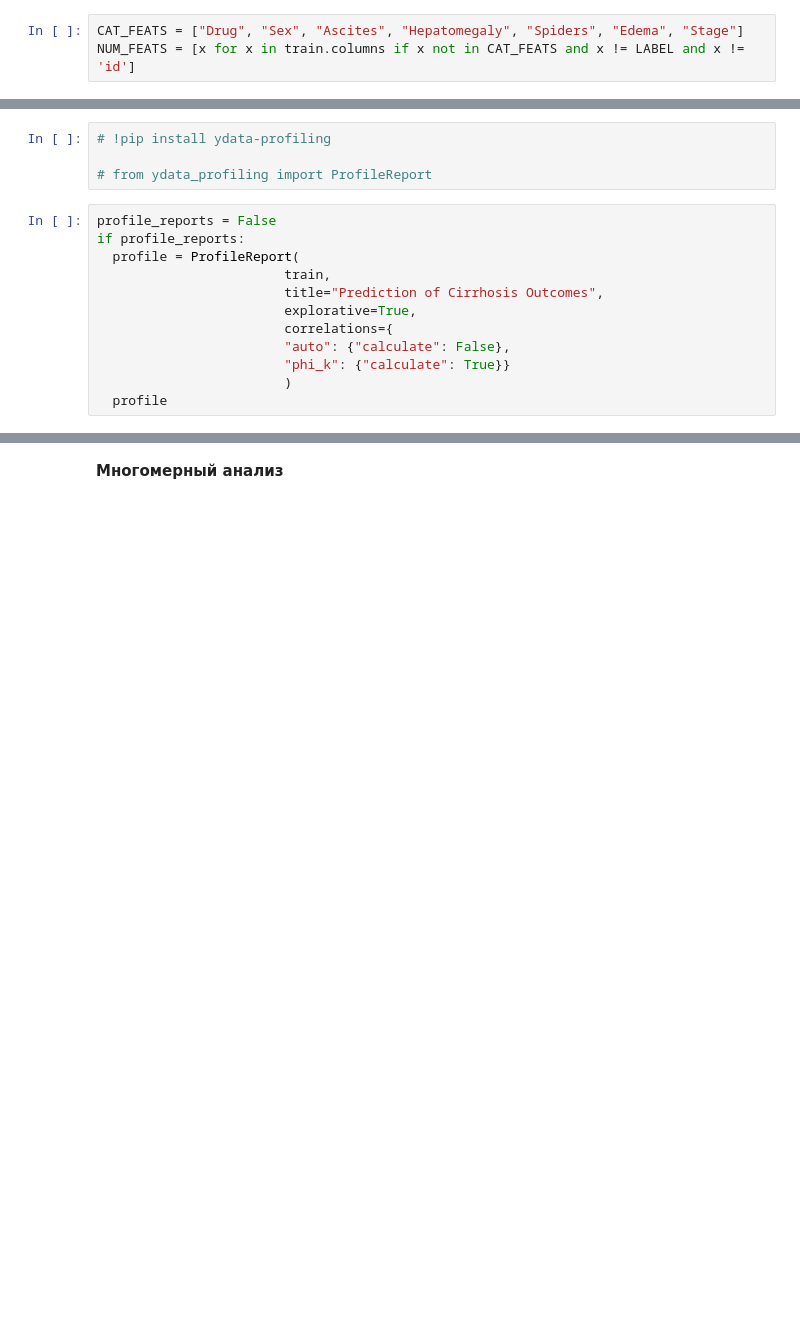
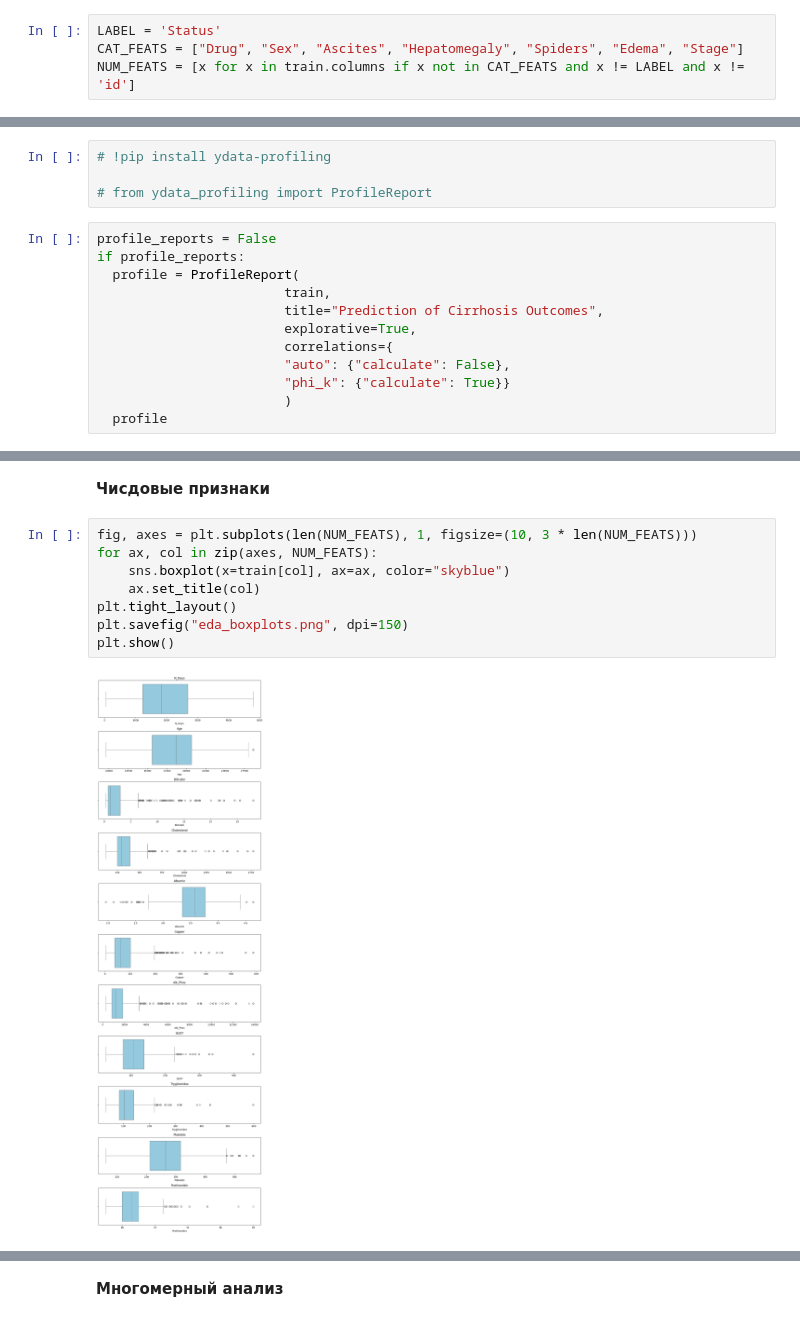
Before and after one commit to voronkovadarya74-cell/liver-cirrhosis-prediction, a Jupyter notebook: notebooks/variable_analysis.ipynb, the cells around one changed output, grey strips where cells are left out. Drawn from its saved outputs; the diff is of its cells as text; blank space fills up the shorter version.

```diff
--- a/notebooks/variable_analysis.ipynb
+++ b/notebooks/variable_analysis.ipynb
@@ -19,6 +43,7 @@ train.head()
 | 3 | 3 | 2576 | Placebo | 18460 | F | N | N | N | N | 0.6 | ... |
 | 4 | 4 | 788 | Placebo | 16658 | F | N | Y | N | N | 1.1 | ... |
 # %%
+LABEL = 'Status'
 CAT_FEATS = ["Drug", "Sex", "Ascites", "Hepatomegaly", "Spiders", "Edema", "Stage"]
 NUM_FEATS = [x for x in train.columns if x not in CAT_FEATS and x != LABEL and x != 'id']
 # %% [markdown]
@@ -41,0 +92,12 @@ if profile_reports:
+# %% [markdown]
+**Чисдовые признаки**
+# %%
+fig, axes = plt.subplots(len(NUM_FEATS), 1, figsize=(10, 3 * len(NUM_FEATS)))
+for ax, col in zip(axes, NUM_FEATS):
+    sns.boxplot(x=train[col], ax=ax, color="skyblue")
+    ax.set_title(col)
+plt.tight_layout()
+plt.savefig("eda_boxplots.png", dpi=150)
+plt.show()
+# %% [output]
+[figure, added]
```
Also changed, not shown: parts of 18 cells of this notebook.
